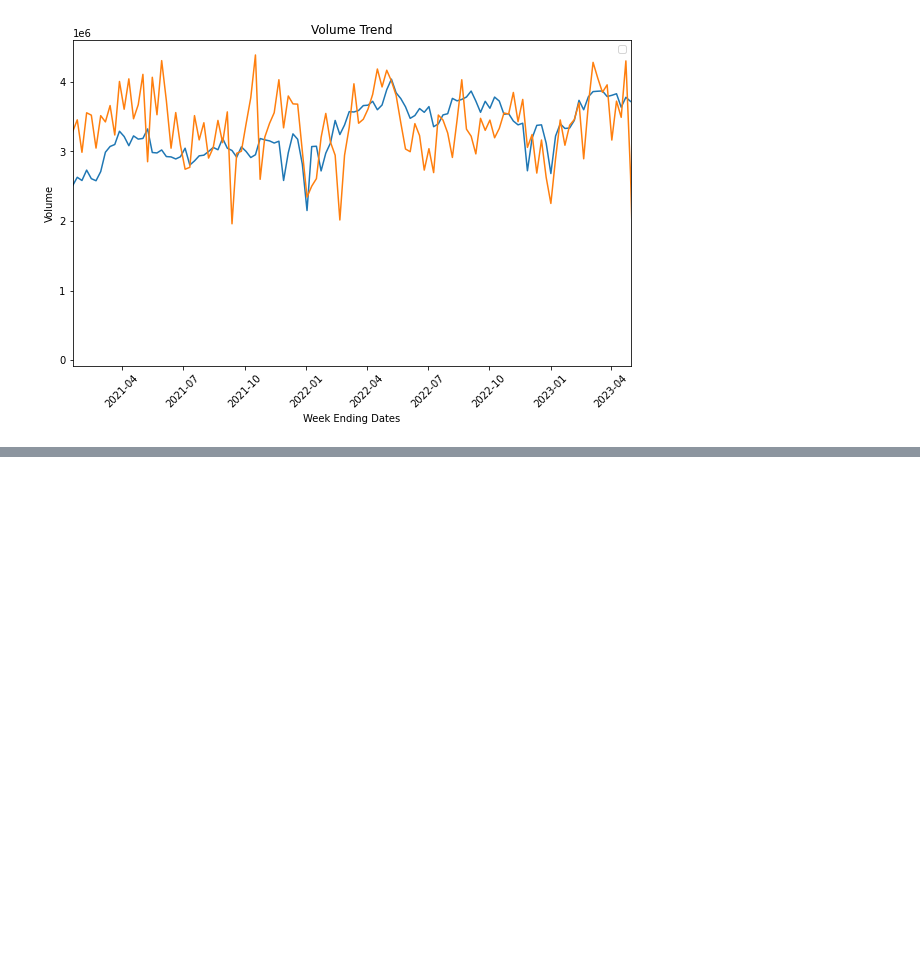
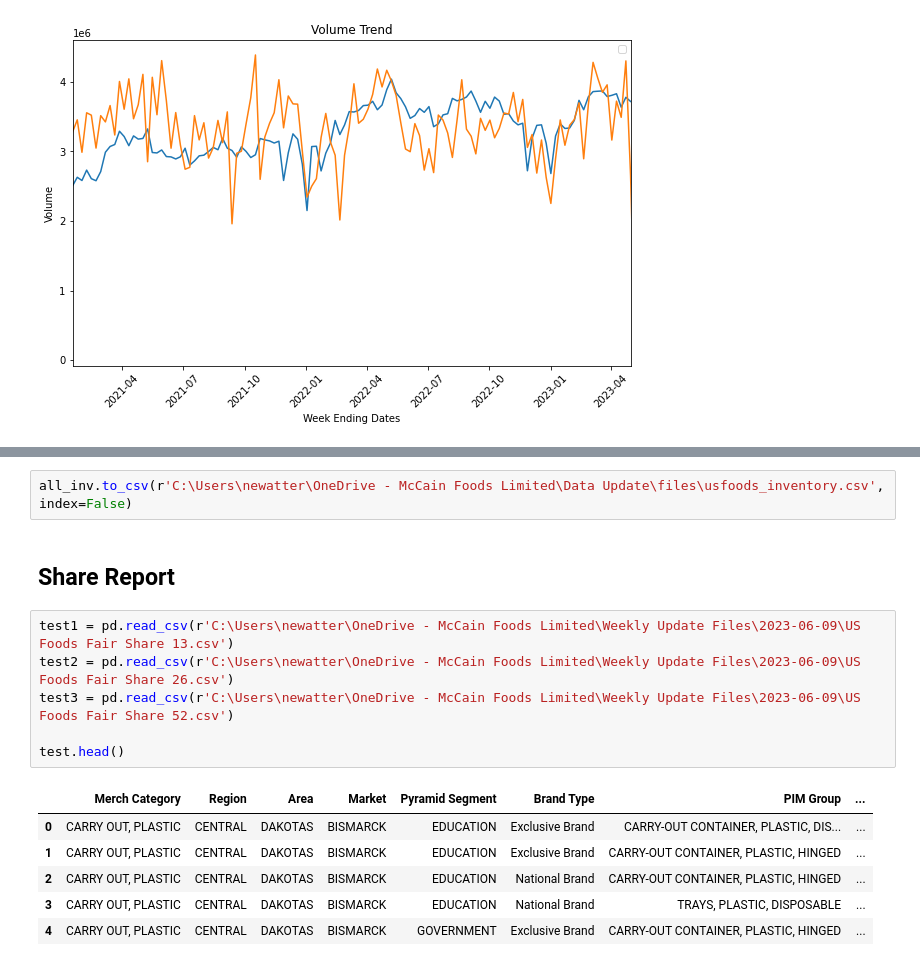
Before and after one commit to mfnewatter/Data-Update, a Jupyter notebook: sell_out_compile.ipynb, the cells around one changed output, grey strips where cells are left out. Drawn from its saved outputs; the diff is of its cells as text; blank space fills up the shorter version.

```diff
--- a/sell_out_compile.ipynb
+++ b/sell_out_compile.ipynb
@@ -287,0 +425,17 @@ No artists with labels found to put in legend.  Note that artists whose label st
+# %%
+all_inv.to_csv(r'C:\Users\newatter\OneDrive - McCain Foods Limited\Data Update\files\usfoods_inventory.csv', index=False)
+# %% [markdown]
+## Share Report
+# %%
+test1 = pd.read_csv(r'C:\Users\newatter\OneDrive - McCain Foods Limited\Weekly Update Files\2023-06-09\US Foods Fair Share 13.csv')
+test2 = pd.read_csv(r'C:\Users\newatter\OneDrive - McCain Foods Limited\Weekly Update Files\2023-06-09\US Foods Fair Share 26.csv')
+test3 = pd.read_csv(r'C:\Users\newatter\OneDrive - McCain Foods Limited\Weekly Update Files\2023-06-09\US Foods Fair Share 52.csv')
+
+test.head()
+# %% [output]
+|  | Merch Category | Region | Area | Market | Pyramid Segment | Brand Type | PIM Group | ... |
+| 0 | CARRY OUT, PLASTIC | CENTRAL | DAKOTAS | BISMARCK | EDUCATION | Exclusive Brand | CARRY-OUT CONTAINER, PLASTIC, DIS... | ... |
+| 1 | CARRY OUT, PLASTIC | CENTRAL | DAKOTAS | BISMARCK | EDUCATION | Exclusive Brand | CARRY-OUT CONTAINER, PLASTIC, HINGED | ... |
+| 2 | CARRY OUT, PLASTIC | CENTRAL | DAKOTAS | BISMARCK | EDUCATION | National Brand | CARRY-OUT CONTAINER, PLASTIC, HINGED | ... |
+| 3 | CARRY OUT, PLASTIC | CENTRAL | DAKOTAS | BISMARCK | EDUCATION | National Brand | TRAYS, PLASTIC, DISPOSABLE | ... |
+| 4 | CARRY OUT, PLASTIC | CENTRAL | DAKOTAS | BISMARCK | GOVERNMENT | Exclusive Brand | CARRY-OUT CONTAINER, PLASTIC, HINGED | ... |
```
Also changed, not shown: parts of 24 cells of this notebook.
